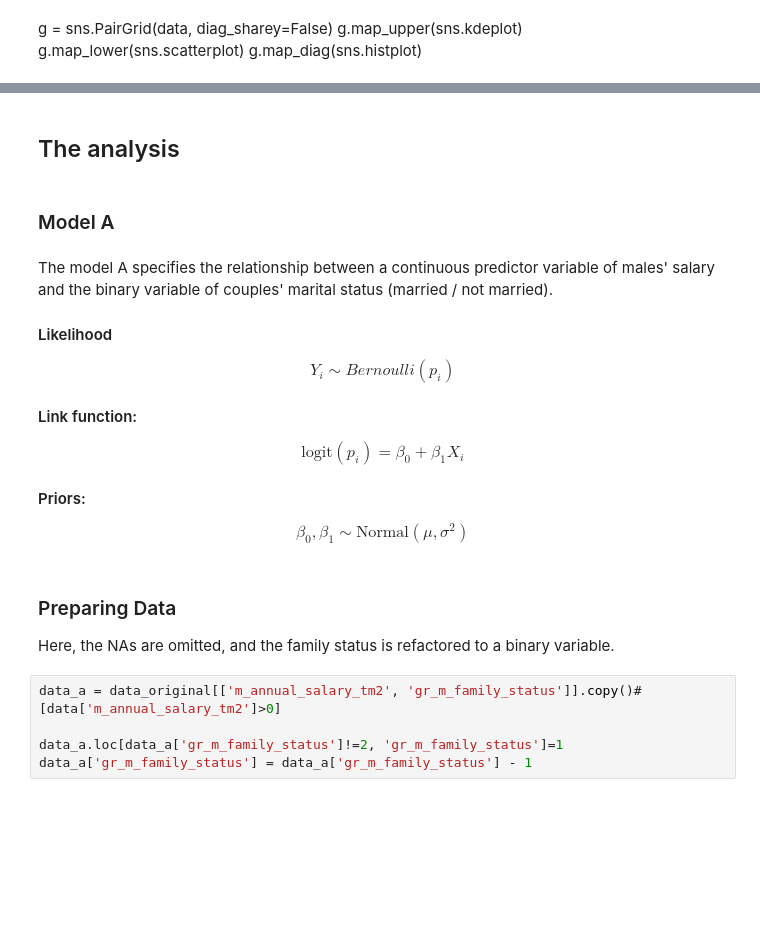
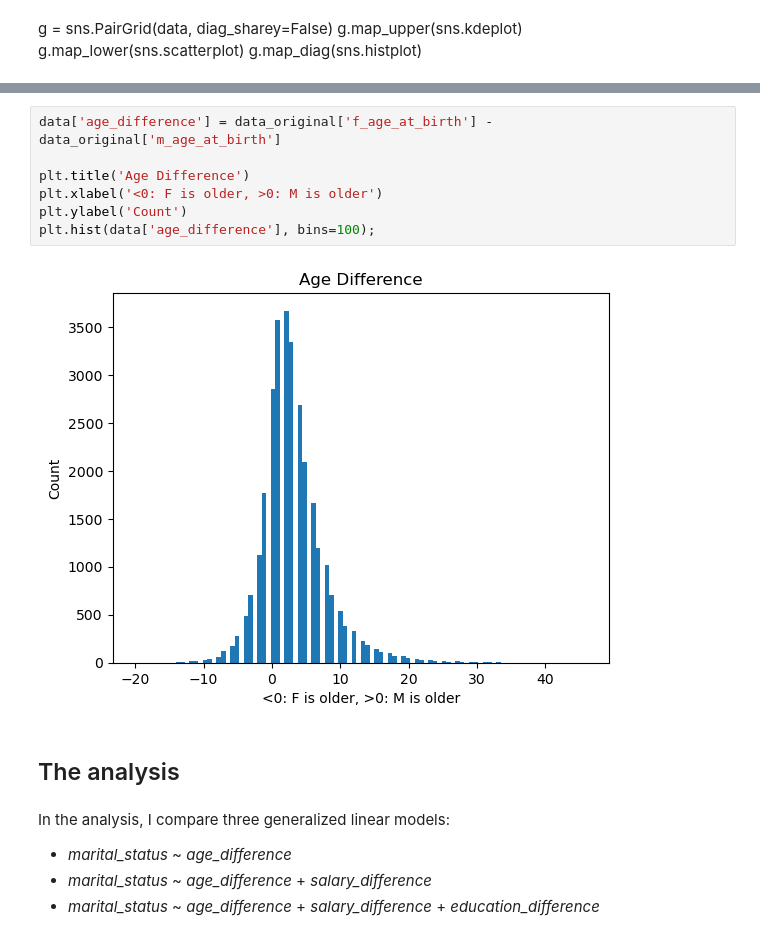
Before and after one commit to johnnymosby/municipalitiesDistances, a Jupyter notebook: bayesianAnalysis/Python/report.ipynb, the cells around one changed output, grey strips where cells are left out. Drawn from its saved outputs; the diff is of its cells as text; blank space fills up the shorter version.

```diff
--- a/bayesianAnalysis/Python/report.ipynb
+++ b/bayesianAnalysis/Python/report.ipynb
@@ -91,29 +135,16 @@ g.map_diag(sns.histplot)
+# %%
+data['age_difference'] = data_original['f_age_at_birth'] - data_original['m_age_at_birth']
+
+plt.title('Age Difference')
+plt.xlabel('<0: F is older, >0: M is older')
+plt.ylabel('Count')
+plt.hist(data['age_difference'], bins=100);
+# %% [output]
+[figure, added]
 # %% [markdown]
 ## The analysis
 # %% [markdown]
-### Model A
+In the analysis, I compare three generalized linear models:
+* *marital_status* ~ *age_difference*
+* *marital_status* ~ *age_difference* + *salary_difference*
+* *marital_status* ~ *age_difference* + *salary_difference* + *education_difference*
-# %% [markdown]
-The model A specifies the relationship between a continuous predictor variable of males' salary and the binary variable of couples' marital status (married / not married).
-
-#### Likelihood
-$$
-Y_i \sim Bernoulli(p_i)
-$$
-
-#### Link function:
-$$
-\text{logit}(p_i) = \beta_0 + \beta_1 X_i
-$$
-
-#### Priors:
-$$
-\beta_0, \beta_1 \sim \text{Normal}(\mu, \sigma^2)
-$$
-# %% [markdown]
-### Preparing Data
-Here, the NAs are omitted, and the family status is refactored to a binary variable.
-# %%
-data_a = data_original[['m_annual_salary_tm2', 'gr_m_family_status']].copy()#[data['m_annual_salary_tm2']>0]
-
-data_a.loc[data_a['gr_m_family_status']!=2, 'gr_m_family_status']=1
-data_a['gr_m_family_status'] = data_a['gr_m_family_status'] - 1
```
Also changed, not shown: parts of 39 cells of this notebook, 5 other files.
